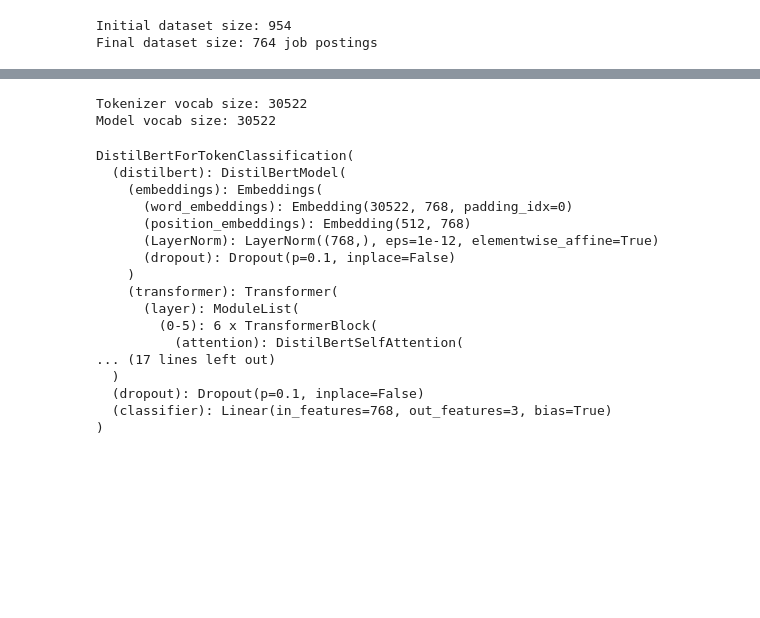
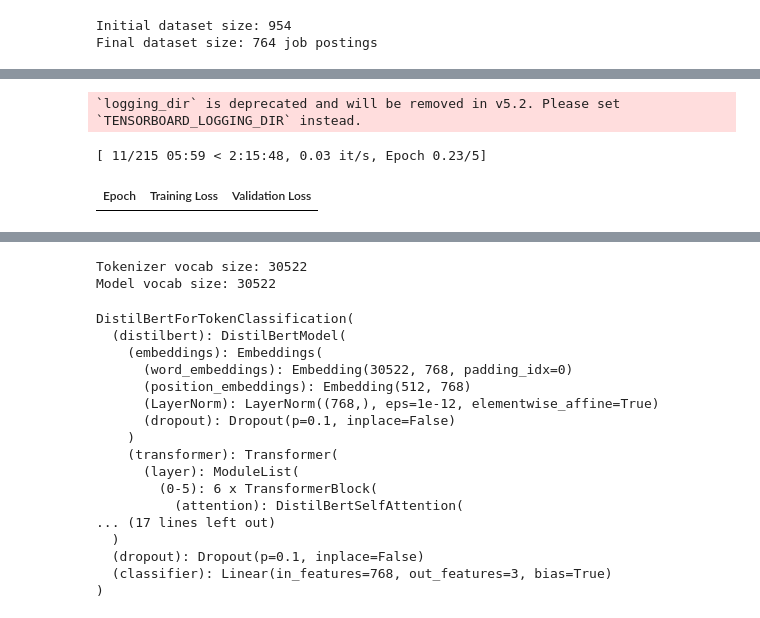
Before and after one commit to SHESHAL01/DSGP_Group_27, a Jupyter notebook: BERT Model.ipynb, the cells around one changed output, grey strips where cells are left out. Saved outputs shown, nothing was run; the diff lists cells and outputs as text; code cells hidden in the pictures; blank space fills up the shorter version.

```diff
--- a/BERT Model.ipynb
+++ b/BERT Model.ipynb
@@ -396,22 +397,58 @@ Notes:
 # %%
 import numpy as np
 from seqeval.metrics import classification_report, f1_score, precision_score, recall_score
+from transformers import TrainingArguments, Trainer, DataCollatorForTokenClassification
 
 def compute_metrics(p):
     predictions, labels = p
     predictions = np.argmax(predictions, axis=2)
 
     true_labels = []
     true_predictions = []
 
     for pred, lab in zip(predictions, labels):
         true_labels.append([id_to_label[l] for l in lab if l != -100])
         true_predictions.append([
             id_to_label[p] for (p, l) in zip(pred, lab) if l != -100
         ])
 
     return {
         "precision": precision_score(true_labels, true_predictions),
         "recall": recall_score(true_labels, true_predictions),
         "f1": f1_score(true_labels, true_predictions)
     }
+
+
+data_collator = DataCollatorForTokenClassification(tokenizer=tokenizer)
+
+training_args = TrainingArguments(
+    output_dir="./skill_bert",
+    eval_strategy="epoch",
+    save_strategy="epoch",
+
+    logging_strategy="steps",
+    logging_steps=50,
+
+    learning_rate=3e-5,
+    per_device_train_batch_size=16,
+    per_device_eval_batch_size=16,
+    num_train_epochs=5,
+    weight_decay=0.01,
+    logging_dir="./logs",
+    load_best_model_at_end=True
+)
+
+trainer = Trainer(
+    model=model,
+    args=training_args,
+    train_dataset=tokenized_datasets["train"],
+    eval_dataset=tokenized_datasets["test"],
+    data_collator=data_collator,
+    compute_metrics=compute_metrics
+)
+
+trainer.train()
+# %% [output]
+`logging_dir` is deprecated and will be removed in v5.2. Please set `TENSORBOARD_LOGGING_DIR` instead.
+[ 11/215 05:59 < 2:15:48, 0.03 it/s, Epoch 0.23/5]
+| Epoch | Training Loss | Validation Loss |
```
Also changed, not shown: parts of 6 cells of this notebook, 38 other files.
